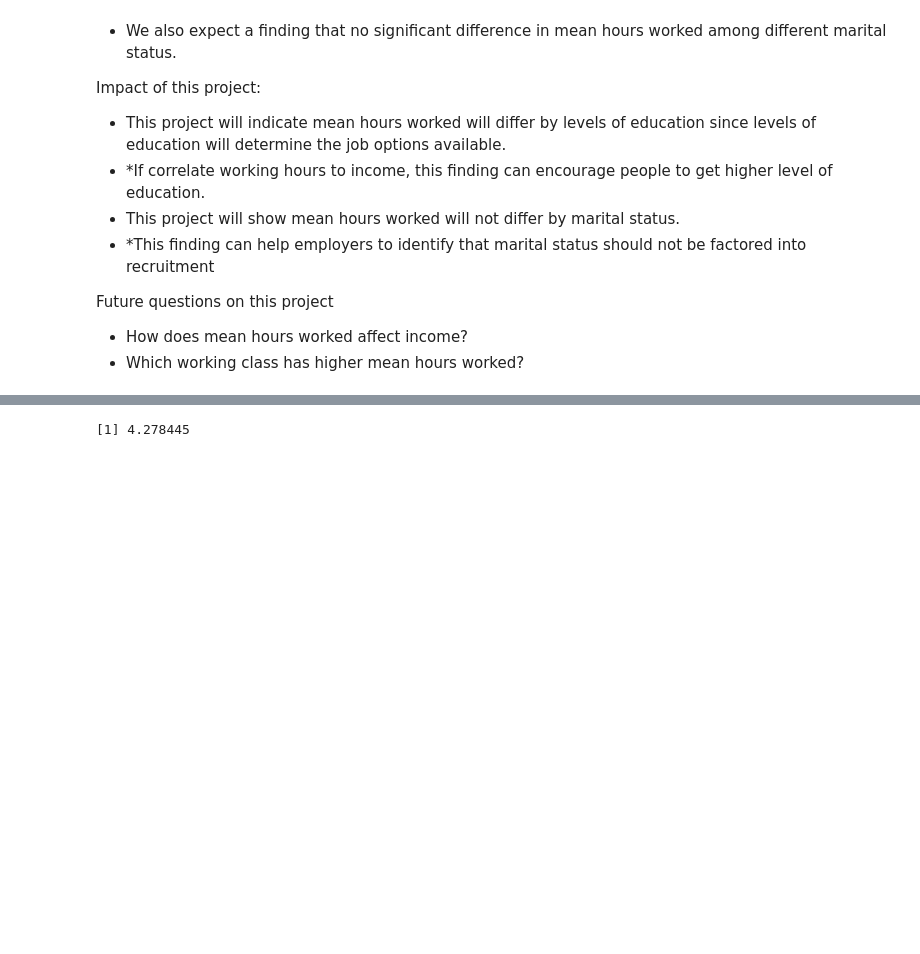
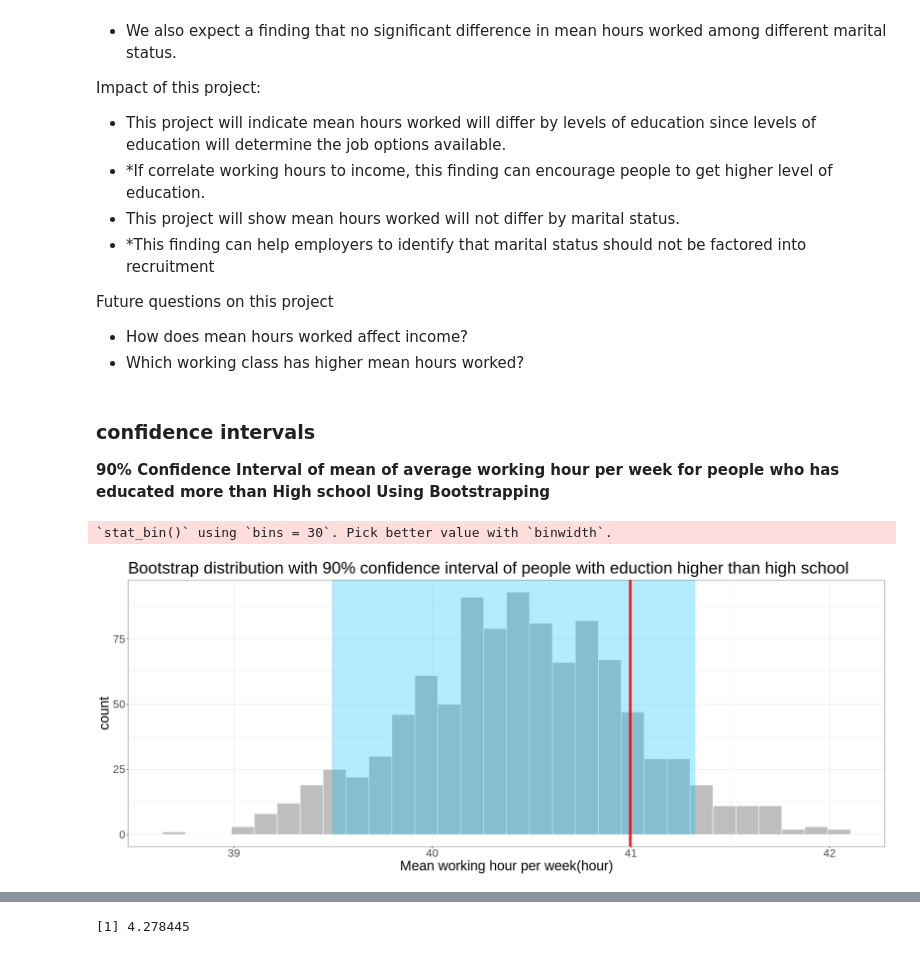
Before and after one commit to sidnand/Inferential-Report-on-Adult-Working-Hours, a Jupyter notebook: Preliminary Results.ipynb, the cells around one changed output, grey strips where cells are left out. Saved outputs shown, nothing was run; the diff lists cells and outputs as text; code cells hidden in the pictures; blank space fills up the shorter version.

Commit message:
add confidence intervals
confidence interval added, more content needed more explain needed

```diff
--- a/Preliminary Results.ipynb
+++ b/Preliminary Results.ipynb
@@ -367,3 +371,39 @@ Impact of this project:
 Future questions on this project
 - How does mean hours worked affect income?
 - Which working class has higher mean hours worked?
+# %% [markdown]
+### confidence intervals </br>
+**90% Confidence Interval of mean of average working hour per week for people who has educated more than High school Using Bootstrapping**
+# %%
+set.seed(50)
+more_than_high_school_sample_1 <- education_hour_table |>
+    filter(education == "More-than-HS") |>
+    rep_sample_n(reps = 1, size = 500, replace = FALSE) |>
+    ungroup() |>
+    select(hours_per_week)
+bootstrap_dist <- more_than_high_school_sample_1 |>
+    rep_sample_n(reps= 1000, size = 500, replace = TRUE) |>
+    group_by(replicate) |>
+    summarize(mean_working_hour = mean(hours_per_week)) |>
+    select(mean_working_hour)
+ci <- bootstrap_dist |>
+    summarize(ci_lower = quantile(mean_working_hour,0.05),
+              ci_upper = quantile(mean_working_hour,0.95))
+ci_plot <-
+    bootstrap_dist %>%
+    ggplot(aes(x = mean_working_hour)) +
+    geom_histogram(colour = "white", fill = "grey") +
+    annotate("rect", xmin = ci$ci_lower, xmax = ci$ci_upper, ymin = 0, ymax = Inf,
+             fill = "deepskyblue",
+             alpha = 0.3) +
+    geom_vline(xintercept = more_than_hs_mean,
+               size = 2,
+               colour = "red") +
+    labs(title = "Bootstrap distribution with 90% confidence interval of people with eduction higher than high school",
+         x = "Mean working hour per week(hour)") +
+    theme_bw()+
+    theme(text = element_text(size=25))
+ci_plot
+# %% [output]
+`stat_bin()` using `bins = 30`. Pick better value with `binwidth`.
+[figure, added]
```
Also changed, not shown: parts of 7 cells of this notebook.
